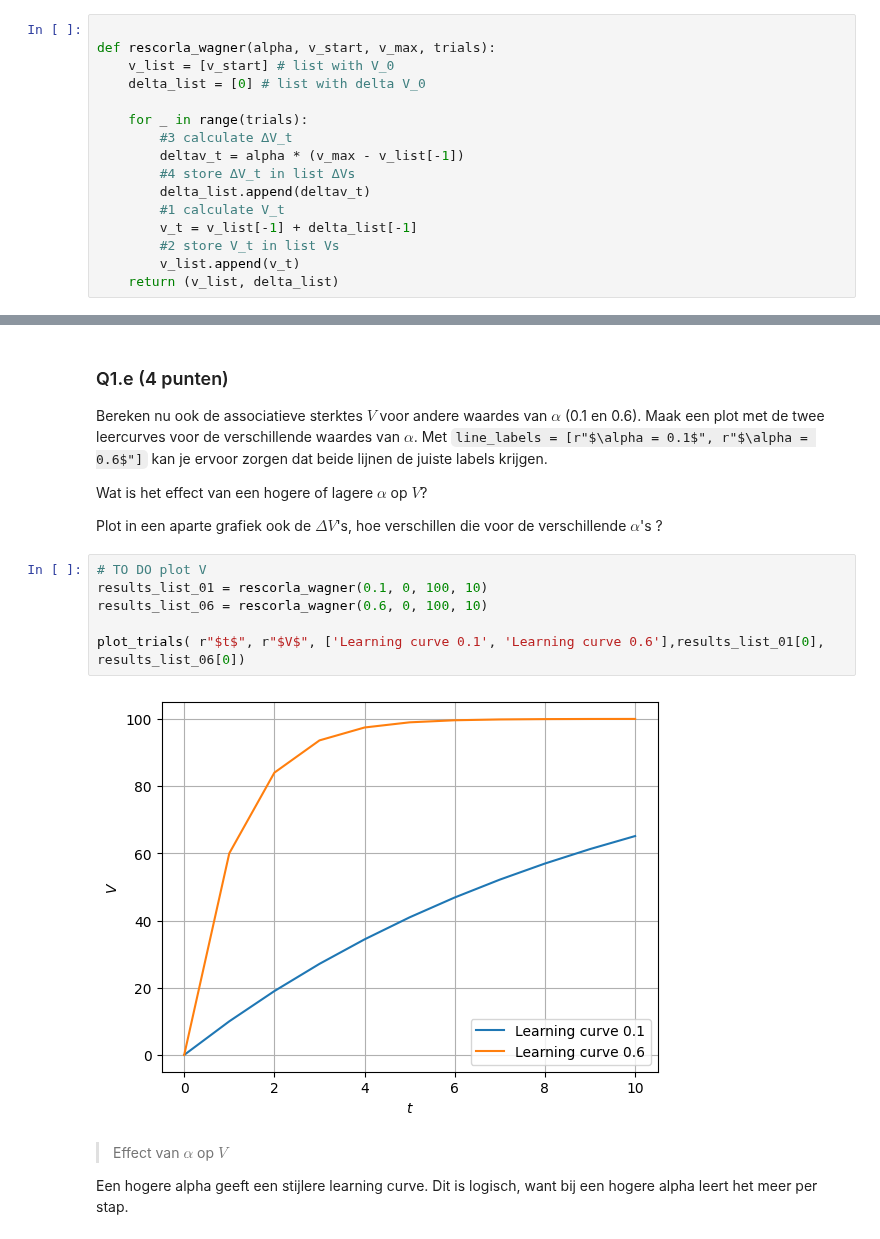
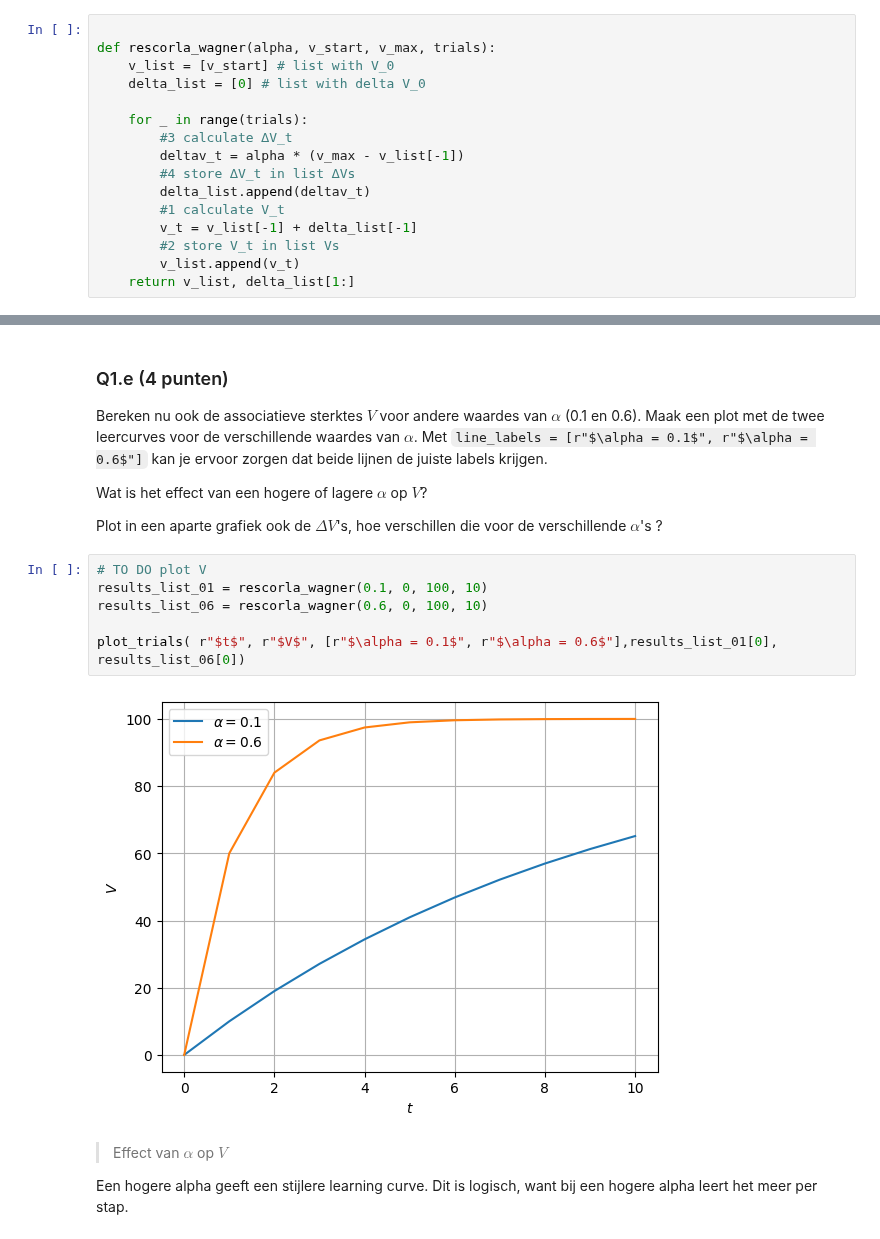
Before and after one commit to YorbenKoolhaas/cogmod, a Jupyter notebook: hw1/Assignment_1.ipynb, the cells around one changed output, grey strips where cells are left out. Saved outputs shown, nothing was run; the diff lists cells and outputs as text.

```diff
--- a/hw1/Assignment_1.ipynb
+++ b/hw1/Assignment_1.ipynb
@@ -96,7 +96,7 @@ def rescorla_wagner(alpha, v_start, v_max, trials):
         v_t = v_list[-1] + delta_list[-1]
         #2 store V_t in list Vs
         v_list.append(v_t)
-    return (v_list, delta_list)
+    return v_list, delta_list[1:]
 # %% [markdown]
 ### Q1.c (3 punten)
 
@@ -168,11 +168,11 @@ Plot in een aparte grafiek ook de $\Delta V$'s, hoe verschillen die voor de vers
 # %%
 # TO DO plot V
 results_list_01 = rescorla_wagner(0.1, 0, 100, 10)
 results_list_06 = rescorla_wagner(0.6, 0, 100, 10)
 
-plot_trials( r"$t$", r"$V$", ['Learning curve 0.1', 'Learning curve 0.6'],results_list_01[0], results_list_06[0])
+plot_trials( r"$t$", r"$V$", [r"$\alpha = 0.1$", r"$\alpha = 0.6$"],results_list_01[0], results_list_06[0])
 # %% [output]
-[figure, old version]
+[figure, new version]
 # %% [markdown]
 > Effect van $\alpha$ op $V$
 
```
Also changed, not shown: parts of 21 cells of this notebook.
